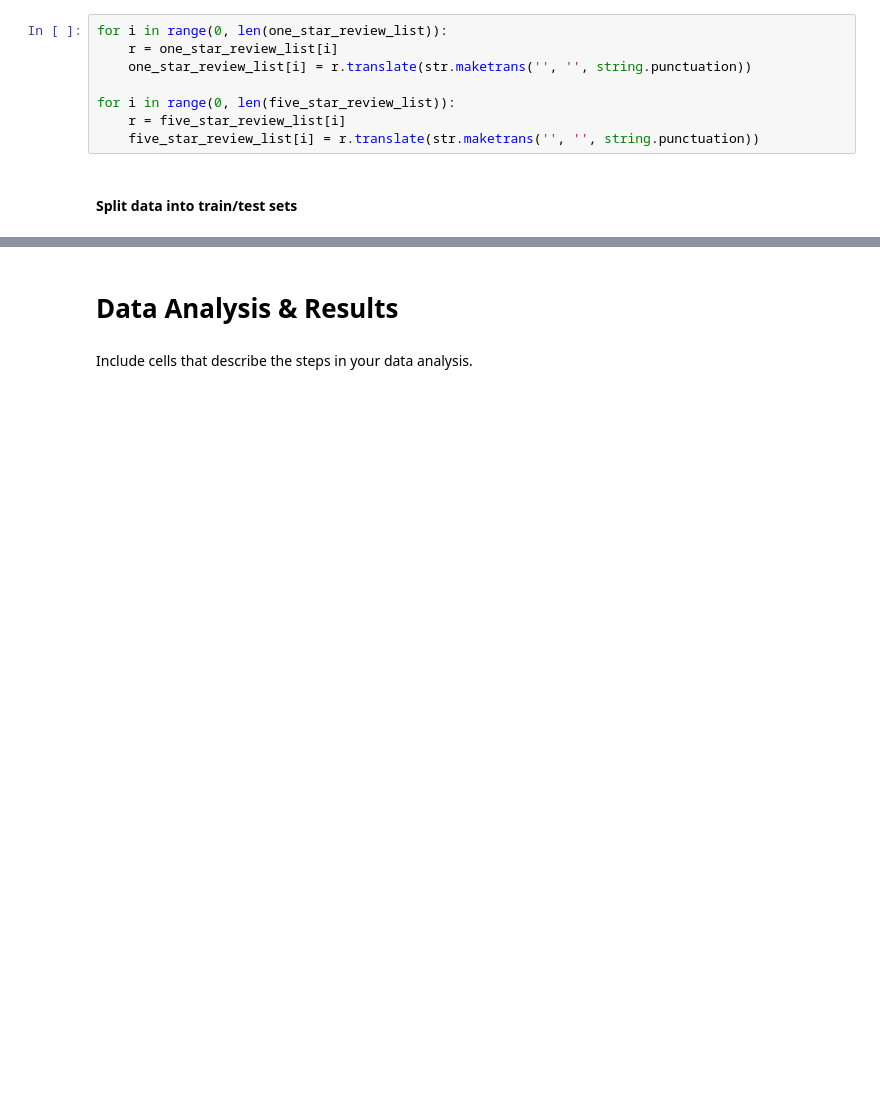
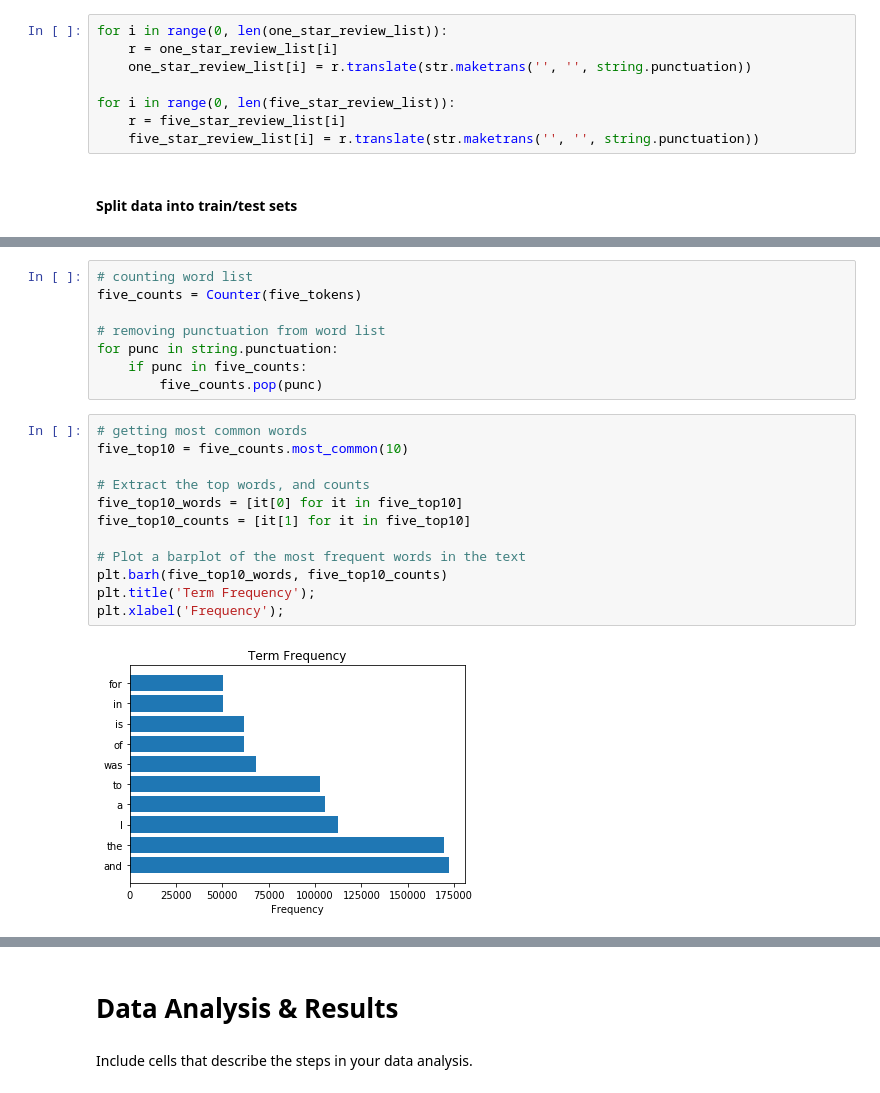
Before and after one commit to tkmak712/COGS108FinalProject, a Jupyter notebook: FinalProject.ipynb, the cells around one changed output, grey strips where cells are left out. Cells and saved outputs as stored; diff of their text form; blank space fills up the shorter version.

```diff
--- a/FinalProject.ipynb
+++ b/FinalProject.ipynb
@@ -151,0 +224,22 @@ KeyboardInterrupt:
+# %%
+# counting word list
+five_counts = Counter(five_tokens)
+
+# removing punctuation from word list
+for punc in string.punctuation:
+    if punc in five_counts:
+        five_counts.pop(punc)
+# %%
+# getting most common words
+five_top10 = five_counts.most_common(10)
+
+# Extract the top words, and counts
+five_top10_words = [it[0] for it in five_top10]
+five_top10_counts = [it[1] for it in five_top10]
+
+# Plot a barplot of the most frequent words in the text
+plt.barh(five_top10_words, five_top10_counts)
+plt.title('Term Frequency');
+plt.xlabel('Frequency');
+# %% [output]
+[figure, added]
```
Also changed, not shown: parts of 32 cells of this notebook.
